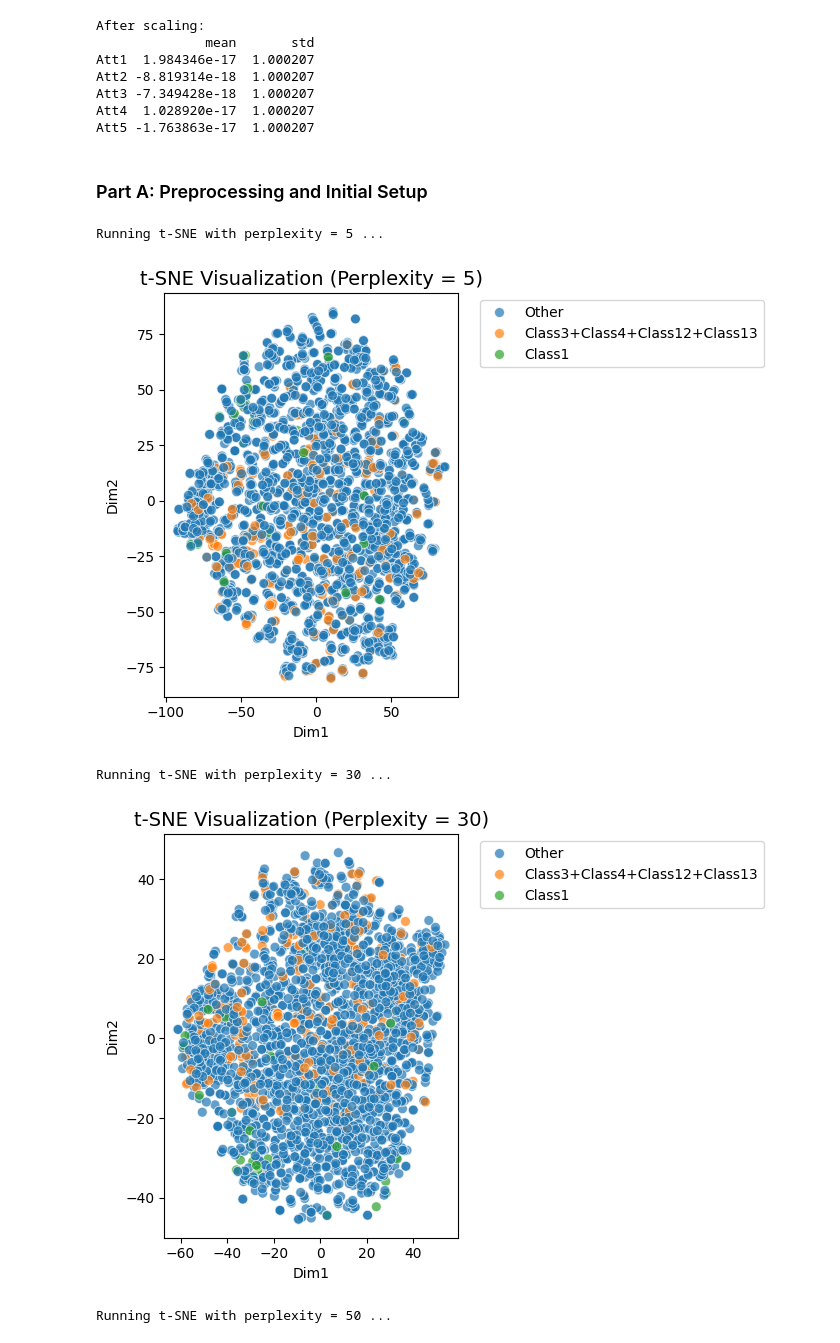
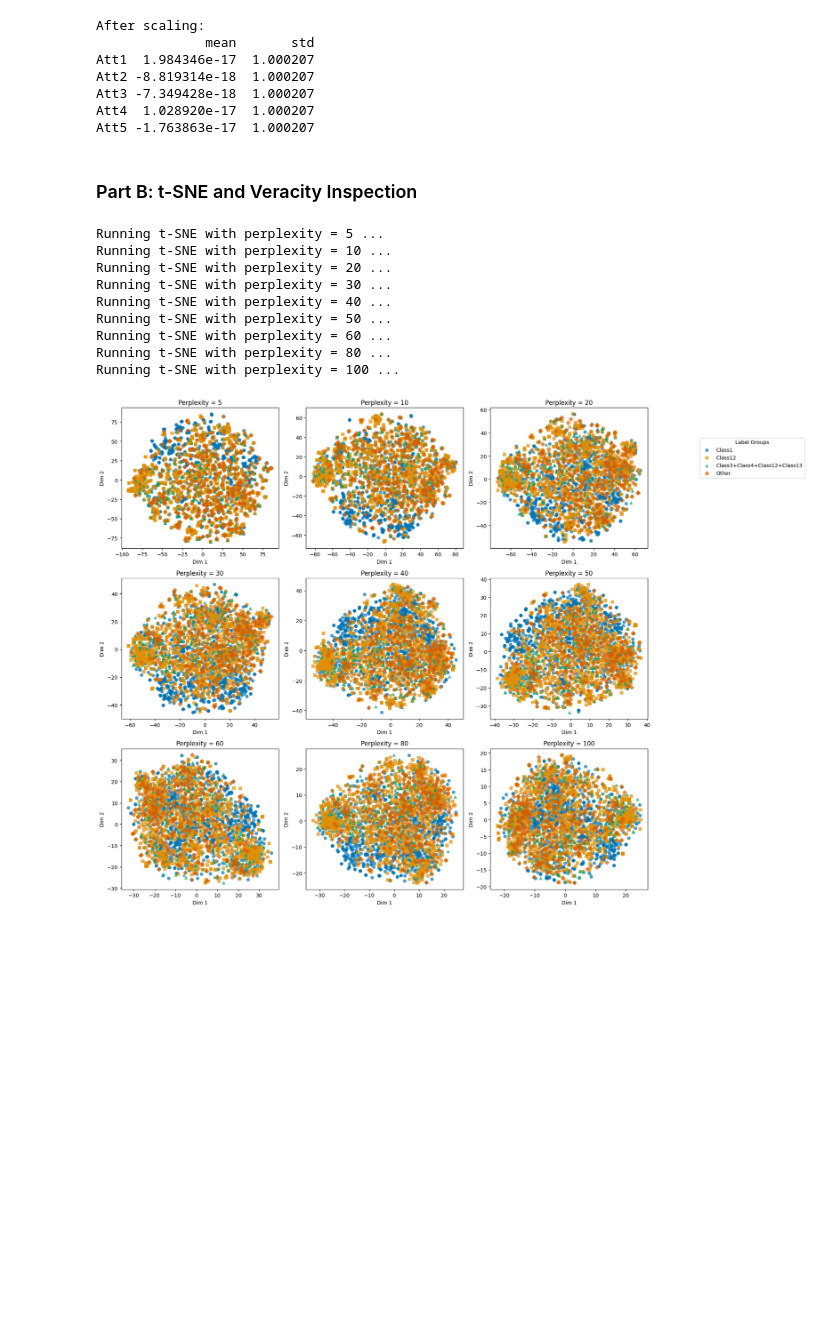
Before and after one commit to Navaneeth272001/assignment_5_Navaneeth272001, a Jupyter notebook: code.ipynb, the cells around one changed output. Cells and saved outputs as stored; diff of their text form; code cells hidden in the pictures; blank space fills up the shorter version.

Commit message:
Added codes for all parts

```diff
--- a/code.ipynb
+++ b/code.ipynb
@@ -178,47 +205,63 @@ Att3 -7.349428e-18  1.000207
 Att4  1.028920e-17  1.000207
 Att5 -1.763863e-17  1.000207
 # %% [markdown]
-### Part A: Preprocessing and Initial Setup
+### Part B: t-SNE and Veracity Inspection
 # %%
-# 1. t-SNE Implementation: Apply t-Distributed Stochastic Neighbor Embedding (t-SNE) to the scaled feature matrix X to reduce it to 2 dimensions. Experiment with the perplexity hyperparameter (e.g., 5, 30, 50) and note how the visualization changes. Justify your final choice of perplexity.
+# 1. t-SNE Implementation: Apply t-Distributed Stochastic Neighbor Embedding (t-SNE) to the scaled feature matrix X to reduce it to 2 dimensions. Experiment with the perplexity hyperparameter (e.g., 5, 30, 50) and note how the visualization changes.
 
-from sklearn.manifold import TSNE
-import matplotlib.pyplot as plt
-import seaborn as sns
-
-# --- Prepare Data ---
 X_for_tsne = X_scaled.copy()
 labels_for_tsne = X_viz["LabelGroup"]
-
-# --- Try multiple perplexity values ---
-perplexities = [5, 30, 50]
+perplexities = [5, 10, 20, 30, 40, 50, 60, 80, 100]
 tsne_results = {}
 
+# Colorblind-friendly palette and distinct markers
+palette = sns.color_palette("colorblind", n_colors=labels_for_tsne.nunique())
+markers = ['o', 's', '^', 'D', 'X', 'P', 'v', '<', '>']
+
 for perp in perplexities:
-    print(f"\nRunning t-SNE with perplexity = {perp} ...")
+    print(f"Running t-SNE with perplexity = {perp} ...")
     tsne = TSNE(n_components=2, perplexity=perp, random_state=42, max_iter=1000)
     tsne_results[perp] = tsne.fit_transform(X_for_tsne)
 
-    # --- Visualization ---
+fig, axes = plt.subplots(3, 3, figsize=(16, 14))
+axes = axes.flatten()
+unique_labels = sorted(labels_for_tsne.unique())
+
+for i, perp in enumerate(perplexities):
     tsne_df = pd.DataFrame(tsne_results[perp], columns=['Dim1', 'Dim2'])
     tsne_df["LabelGroup"] = labels_for_tsne.values
 
-    plt.figure(figsize=(7,5))
-    sns.scatterplot(
-        data=tsne_df,
-        x="Dim1", y="Dim2",
-        hue="LabelGroup",
-        palette="tab10",
-        alpha=0.7,
-        s=50
-    )
-    plt.title(f"t-SNE Visualization (Perplexity = {perp})", fontsize=14)
-    plt.legend(bbox_to_anchor=(1.05, 1), loc='upper left')
-    plt.tight_layout()
-    plt.show()
+    ax = axes[i]
+    for j, label in enumerate(unique_labels):
+        subset = tsne_df[tsne_df["LabelGroup"] == label]
+        ax.scatter(
+            subset["Dim1"], subset["Dim2"],
+            label=label if i == 0 else None,  # show legend only once
+            alpha=0.7,
+            s=45,
+            color=palette[j % len(palette)],
+            marker=markers[j % len(markers)],
+            edgecolor="none"
+        )
+
+    ax.set_title(f"Perplexity = {perp}", fontsize=12)
+    ax.set_xlabel("Dim 1", fontsize=10)
+    ax.set_ylabel("Dim 2", fontsize=10)
+
+for i in range(len(perplexities), len(axes)):
+    fig.delaxes(axes[i])
+
+fig.legend(unique_labels, title="Label Groups", bbox_to_anchor=(1.02, 0.92), loc="upper left")
+plt.tight_layout(rect=[0, 0, 0.95, 1])
+plt.show()
 # %% [output]
 Running t-SNE with perplexity = 5 ...
+Running t-SNE with perplexity = 10 ...
+Running t-SNE with perplexity = 20 ...
+Running t-SNE with perplexity = 30 ...
+Running t-SNE with perplexity = 40 ...
+Running t-SNE with perplexity = 50 ...
+Running t-SNE with perplexity = 60 ...
+Running t-SNE with perplexity = 80 ...
+Running t-SNE with perplexity = 100 ...
-[figure, old version]
+[figure, new version]
-Running t-SNE with perplexity = 30 ...
-[figure, removed]
-Running t-SNE with perplexity = 50 ...
```
Also changed, not shown: parts of 15 cells of this notebook, 1 other file.
